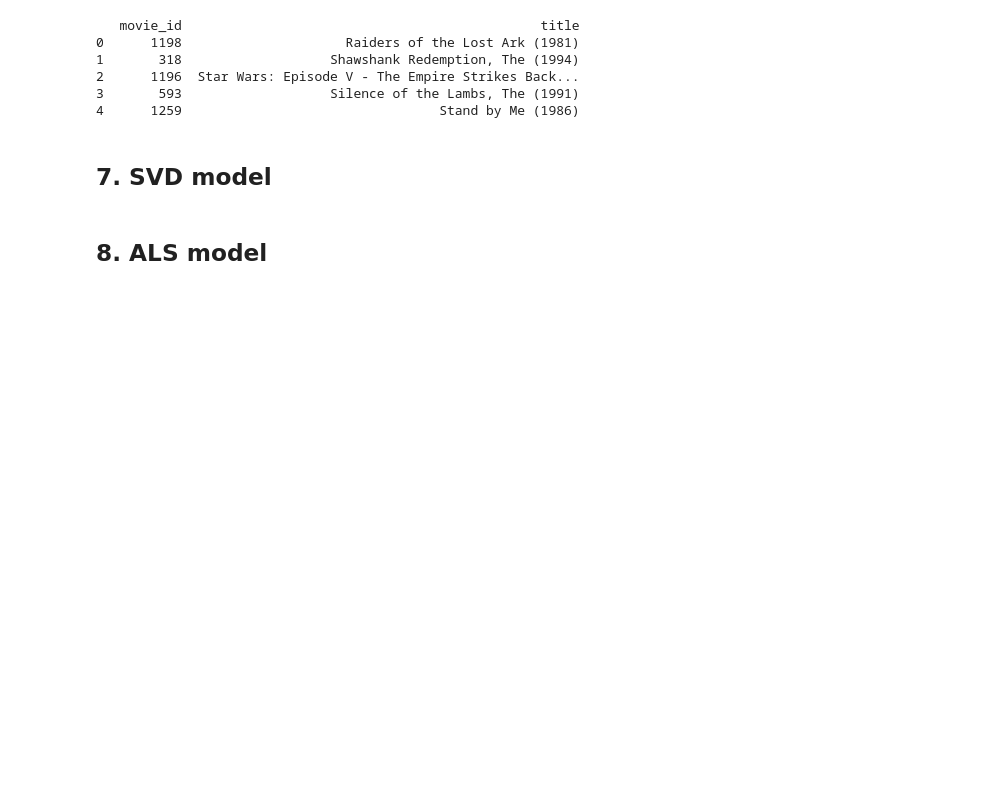
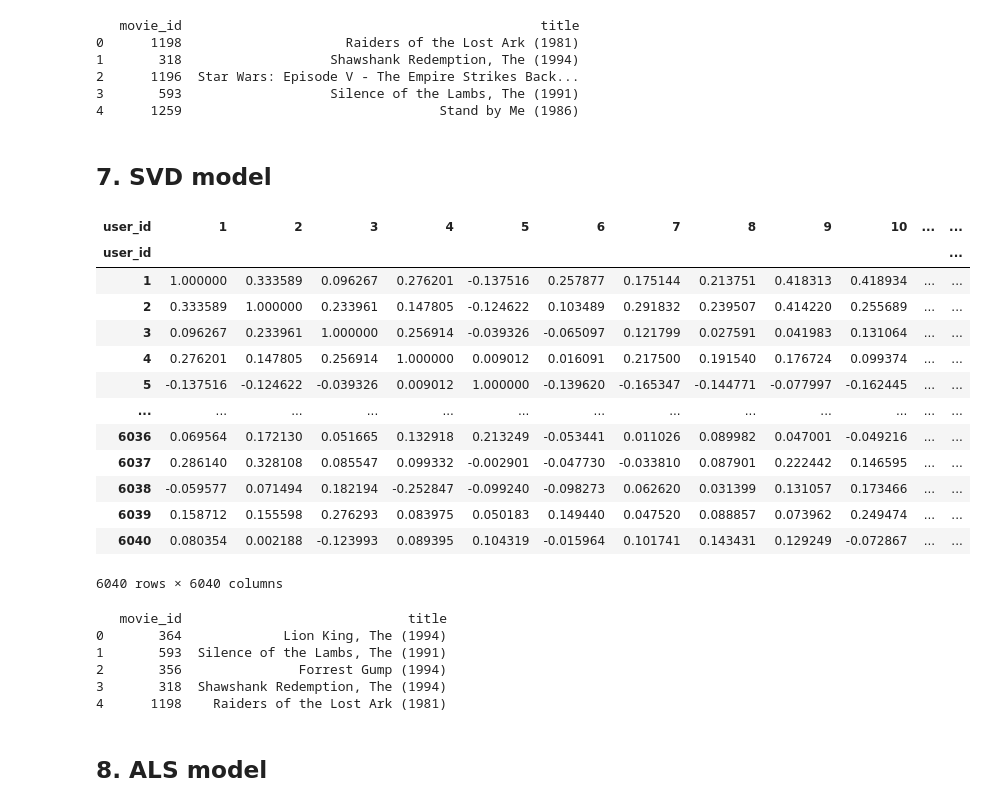
Before and after one commit to rezashokrzad/Unsup-Learning, a Jupyter notebook: RecommenderSystems/Final Project/FinalProject_RecommenderSystems.ipynb, the cells around one changed output. Saved outputs shown, nothing was run; the diff lists cells and outputs as text; code cells hidden in the pictures; blank space fills up the shorter version.

```diff
--- a/RecommenderSystems/Final Project/FinalProject_RecommenderSystems.ipynb
+++ b/RecommenderSystems/Final Project/FinalProject_RecommenderSystems.ipynb
@@ -297,3 +308,32 @@ print(recommended_movies_df)
 4      1259                                 Stand by Me (1986)
 # %% [markdown]
 ## 7. SVD model
+# %%
+# Apply SVD to user-item matrix
+svd = TruncatedSVD(n_components=100, random_state=42)
+svd_matrix = svd.fit_transform(user_item_matrix)
+# %%
+# Compute the similarity using the SVD-transformed matrix
+similarity_matrix = cosine_similarity(svd_matrix)
+
+# Convert to DataFrame for easier handling
+similarity_df = pd.DataFrame(similarity_matrix,
+                             index=user_item_matrix.index,
+                             columns=user_item_matrix.index)
+
+similarity_df
+# %% [output]
+| user_id | 1 | 2 | 3 | 4 | 5 | 6 | 7 | 8 | 9 | 10 | ... | ... |
+| user_id |  |  |  |  |  |  |  |  |  |  |  | ... |
+| 1 | 1.000000 | 0.333589 | 0.096267 | 0.276201 | -0.137516 | 0.257877 | 0.175144 | 0.213751 | 0.418313 | 0.418934 | ... | ... |
+| 2 | 0.333589 | 1.000000 | 0.233961 | 0.147805 | -0.124622 | 0.103489 | 0.291832 | 0.239507 | 0.414220 | 0.255689 | ... | ... |
+| 3 | 0.096267 | 0.233961 | 1.000000 | 0.256914 | -0.039326 | -0.065097 | 0.121799 | 0.027591 | 0.041983 | 0.131064 | ... | ... |
+| 4 | 0.276201 | 0.147805 | 0.256914 | 1.000000 | 0.009012 | 0.016091 | 0.217500 | 0.191540 | 0.176724 | 0.099374 | ... | ... |
+| 5 | -0.137516 | -0.124622 | -0.039326 | 0.009012 | 1.000000 | -0.139620 | -0.165347 | -0.144771 | -0.077997 | -0.162445 | ... | ... |
+| ... | ... | ... | ... | ... | ... | ... | ... | ... | ... | ... | ... | ... |
+| 6036 | 0.069564 | 0.172130 | 0.051665 | 0.132918 | 0.213249 | -0.053441 | 0.011026 | 0.089982 | 0.047001 | -0.049216 | ... | ... |
+| 6037 | 0.286140 | 0.328108 | 0.085547 | 0.099332 | -0.002901 | -0.047730 | -0.033810 | 0.087901 | 0.222442 | 0.146595 | ... | ... |
+| 6038 | -0.059577 | 0.071494 | 0.182194 | -0.252847 | -0.099240 | -0.098273 | 0.062620 | 0.031399 | 0.131057 | 0.173466 | ... | ... |
+| 6039 | 0.158712 | 0.155598 | 0.276293 | 0.083975 | 0.050183 | 0.149440 | 0.047520 | 0.088857 | 0.073962 | 0.249474 | ... | ... |
+| 6040 | 0.080354 | 0.002188 | -0.123993 | 0.089395 | 0.104319 | -0.015964 | 0.101741 | 0.143431 | 0.129249 | -0.072867 | ... | ... |
+6040 rows × 6040 columns
@@ -300,3 +358,15 @@ print(recommended_movies_df)
+# %%
+svd_recommend = recommend_movies_svd(user_id=1)
+
+recommended_movies_df_svd  =  get_movie_titles_with_ids(svd_recommend)
+print(recommended_movies_df_svd)
+# %% [output]
+   movie_id                             title
+0       364             Lion King, The (1994)
+1       593  Silence of the Lambs, The (1991)
+2       356               Forrest Gump (1994)
+3       318  Shawshank Redemption, The (1994)
+4      1198    Raiders of the Lost Ark (1981)
 # %% [markdown]
 ## 8. ALS model
 # %% [markdown]
```
Also changed, not shown: parts of 4 cells of this notebook.
